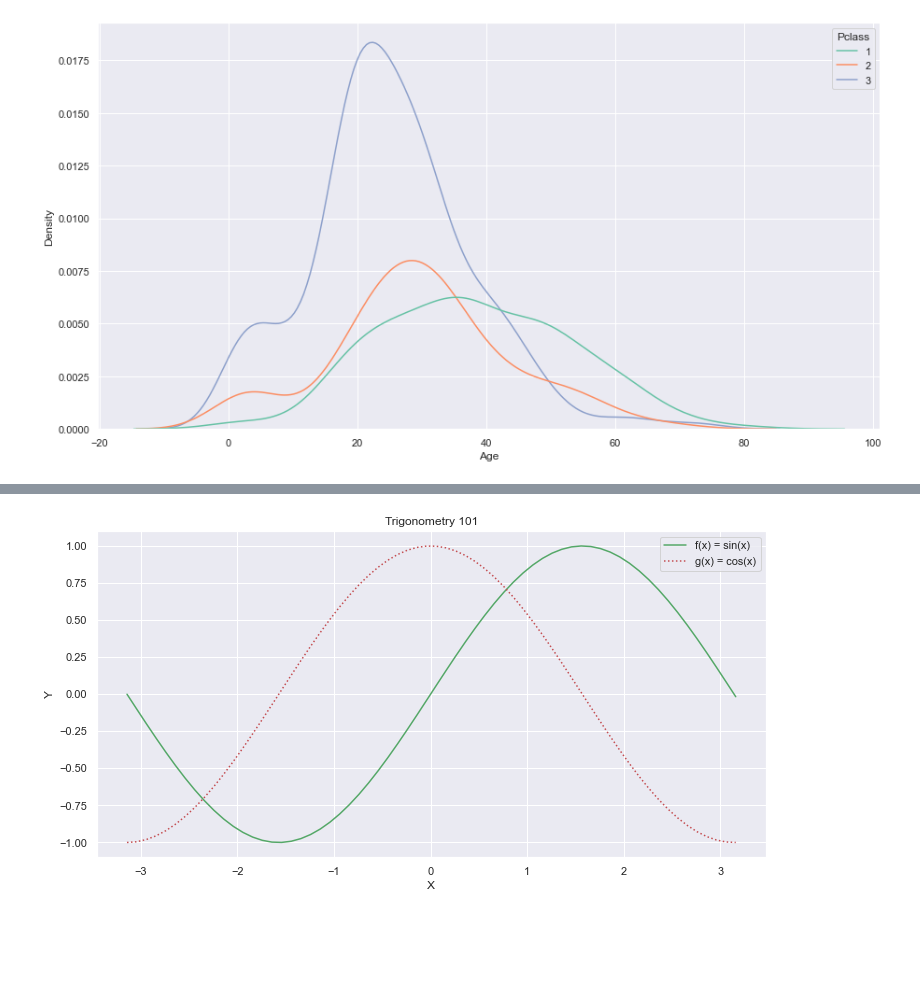
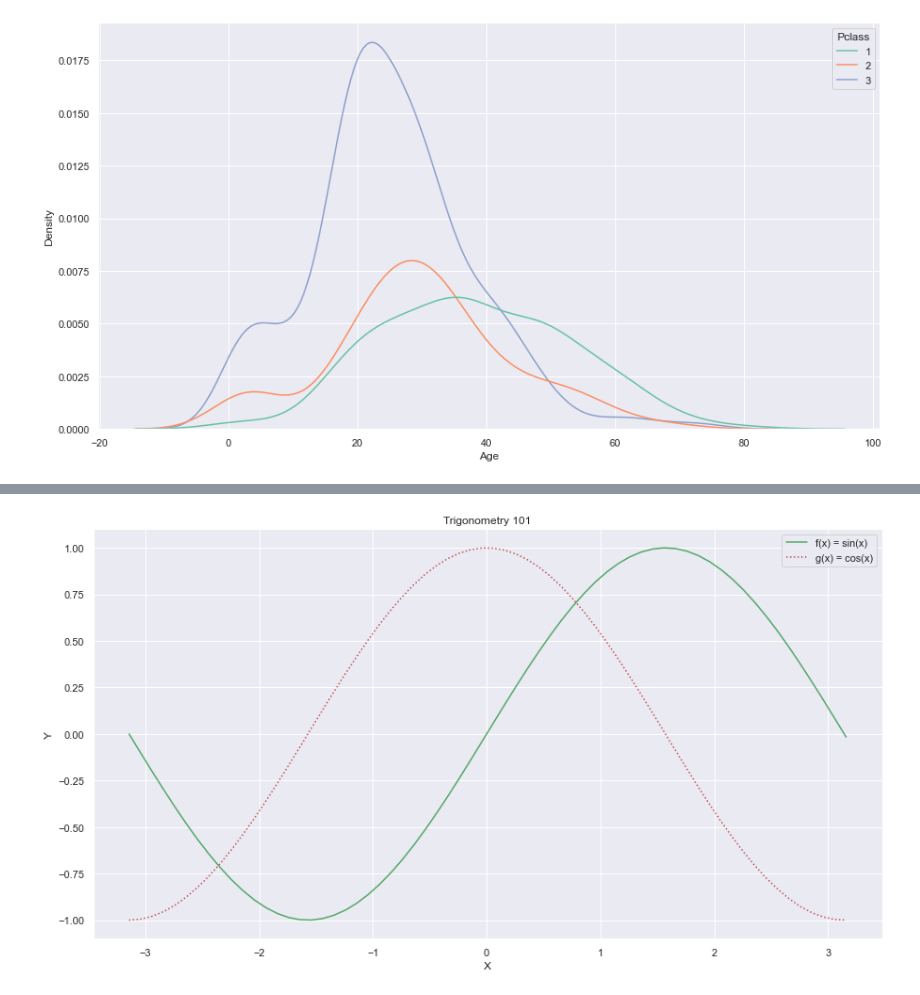
Before and after one commit to datagridsoftware/practical-ml, a Jupyter notebook: notebooks/dataexp/sample.ipynb, the cells around one changed output, grey strips where cells are left out. Cells and saved outputs as stored; diff of their text form; code cells hidden in the pictures; blank space fills up the shorter version.

```diff
--- a/notebooks/dataexp/sample.ipynb
+++ b/notebooks/dataexp/sample.ipynb
@@ -83,16 +84,16 @@ def g(x):
 # %%
 x = np.arange(-np.pi, np.pi + 0.1, 0.1)
 # %%
-plt.figure(figsize=(12,6))
+plt.figure(figsize=(15,8))
 
 plt.plot(x, f(x, 2), color="g")
 plt.plot(x, g(x), color="r", linestyle="dotted")
 
 plt.xlabel('X')
 plt.ylabel('Y')
 plt.legend( [ 'f(x) = sin(x)', 'g(x) = cos(x)' ] )
 plt.title('Trigonometry 101');
 
 plt.show()
 # %% [output]
-[figure, old version]
+[figure, new version]
```
Also changed, not shown: parts of 4 cells of this notebook.
